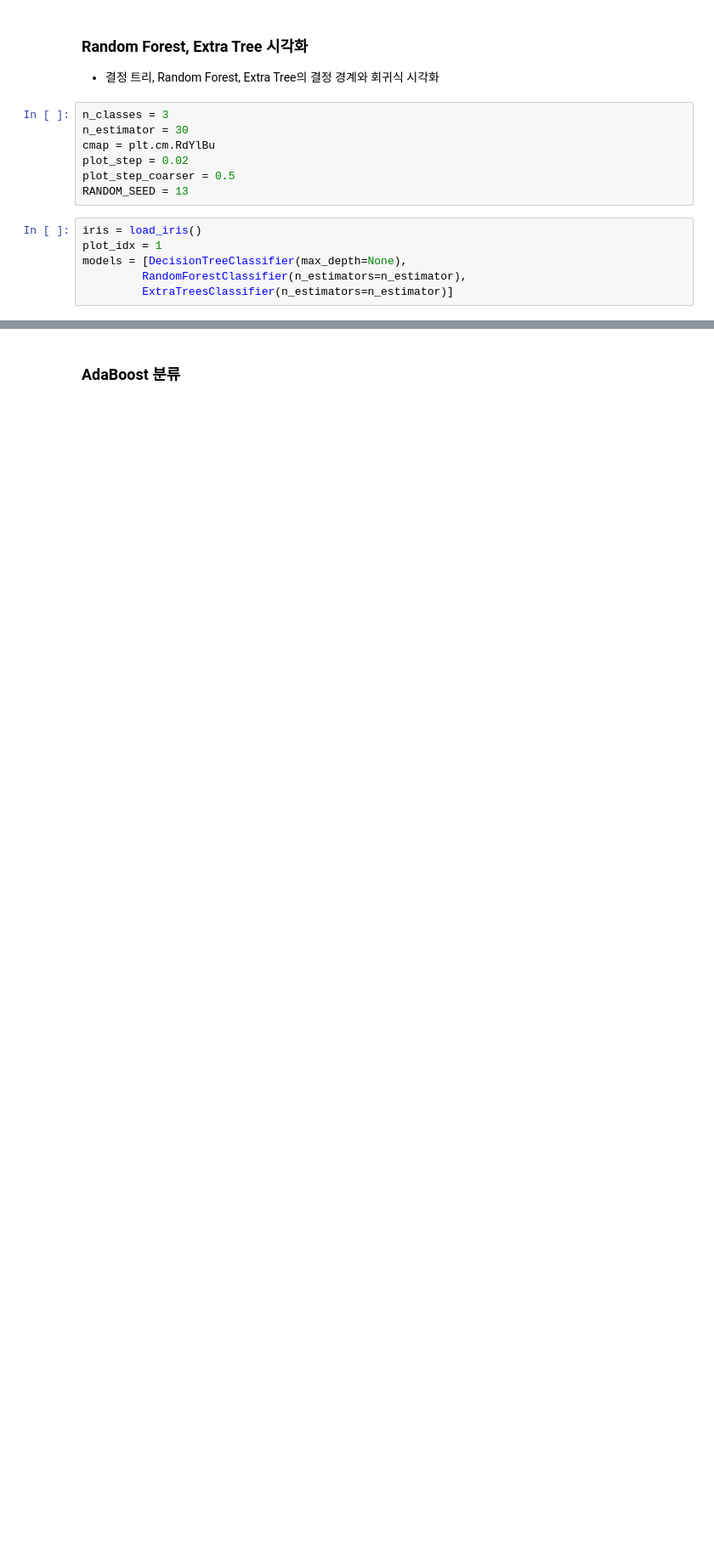
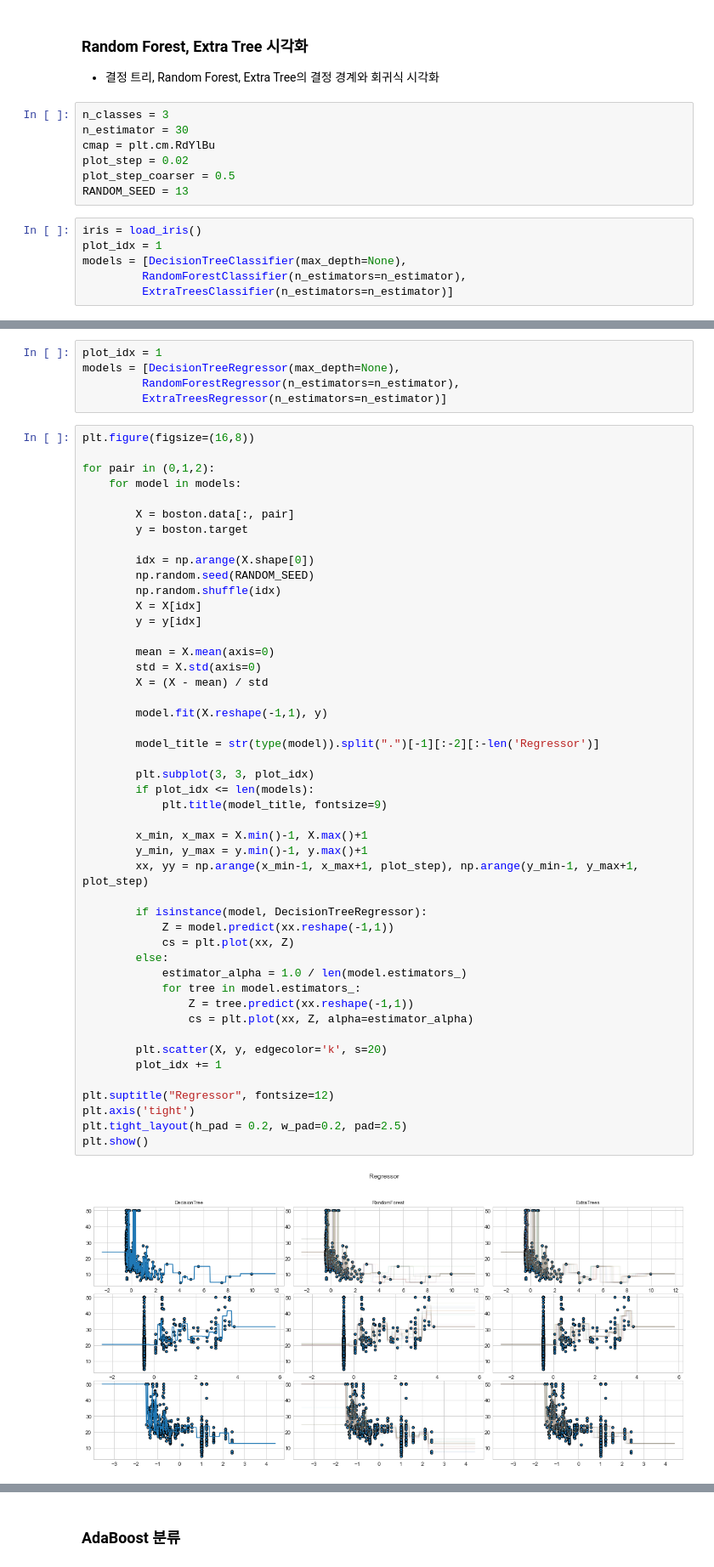
Before and after one commit to fasthill/scikit-learn-study, a Jupyter notebook: 8. Ensemble.ipynb, the cells around one changed output, grey strips where cells are left out. Shown at 85% size. Drawn from its saved outputs; the diff is of its cells as text; blank space fills up the shorter version.

```diff
--- a/8. Ensemble.ipynb
+++ b/8. Ensemble.ipynb
@@ -851,3 +881,57 @@ plt.show()
+# %%
+plot_idx = 1
+models = [DecisionTreeRegressor(max_depth=None),
+         RandomForestRegressor(n_estimators=n_estimator),
+         ExtraTreesRegressor(n_estimators=n_estimator)]
+# %%
+plt.figure(figsize=(16,8))
+
+for pair in (0,1,2):
+    for model in models:
+
+        X = boston.data[:, pair]
+        y = boston.target
+
+        idx = np.arange(X.shape[0])
+        np.random.seed(RANDOM_SEED)
+        np.random.shuffle(idx)
+        X = X[idx]
+        y = y[idx]
+
+        mean = X.mean(axis=0)
+        std = X.std(axis=0)
+        X = (X - mean) / std
+
+        model.fit(X.reshape(-1,1), y)
+
+        model_title = str(type(model)).split(".")[-1][:-2][:-len('Regressor')]
+
+        plt.subplot(3, 3, plot_idx)
+        if plot_idx <= len(models):
+            plt.title(model_title, fontsize=9)
+
+        x_min, x_max = X.min()-1, X.max()+1
+        y_min, y_max = y.min()-1, y.max()+1
+        xx, yy = np.arange(x_min-1, x_max+1, plot_step), np.arange(y_min-1, y_max+1, plot_step)
+
+        if isinstance(model, DecisionTreeRegressor):
+            Z = model.predict(xx.reshape(-1,1))
+            cs = plt.plot(xx, Z)
+        else:
+            estimator_alpha = 1.0 / len(model.estimators_)
+            for tree in model.estimators_:
+                Z = tree.predict(xx.reshape(-1,1))
+                cs = plt.plot(xx, Z, alpha=estimator_alpha)
+
+        plt.scatter(X, y, edgecolor='k', s=20)
+        plot_idx += 1
+
+plt.suptitle("Regressor", fontsize=12)
+plt.axis('tight')
+plt.tight_layout(h_pad = 0.2, w_pad=0.2, pad=2.5)
+plt.show()
+# %% [output]
+[figure, added]
 # %% [markdown]
 ## AdaBoost
 
```
Also changed, not shown: parts of 100 cells of this notebook.
